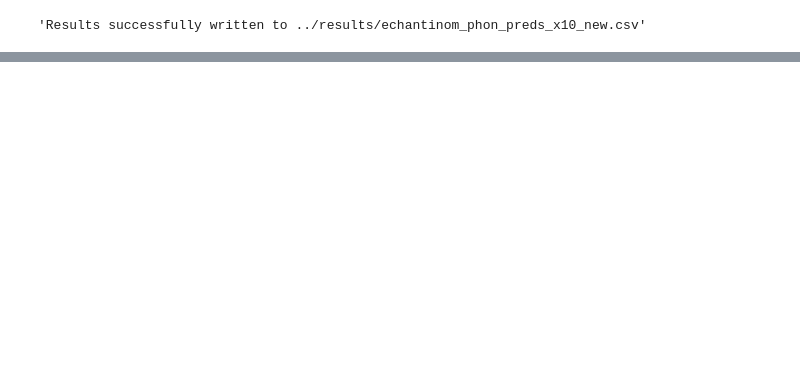
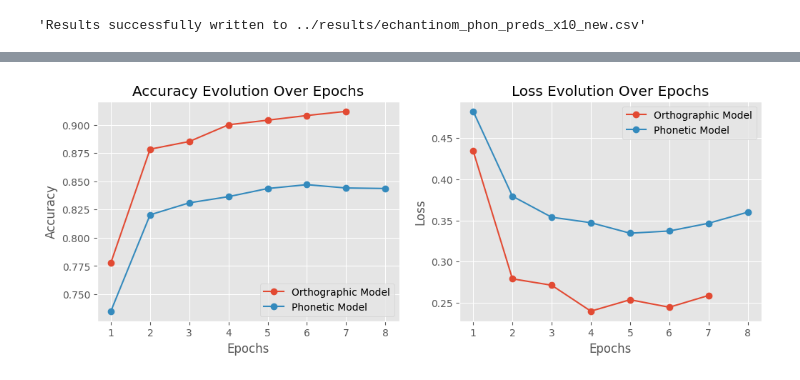
Before and after one commit to NazaninShafiabadi/gender_prediction, a Jupyter notebook: src/main_suffix_vs_non-suffix.ipynb, the cells around one changed output, grey strips where cells are left out. Cells and saved outputs as stored; diff of their text form; code cells hidden in the pictures; blank space fills up the shorter version.

```diff
--- a/src/main_suffix_vs_non-suffix.ipynb
+++ b/src/main_suffix_vs_non-suffix.ipynb
@@ -306,0 +291,12 @@ statistical_check(phon_train_set, phon_valid_set, phon_test, hyperparameters, ou
+# %%
+# Accuracy and loss of validation sets
+
+valid_accuracies = {'Orthographic Model': orth_valid_metrics['accuracy'],
+                    'Phonetic Model': phon_valid_metrics['accuracy']}
+
+valid_losses = {'Orthographic Model': orth_valid_metrics['loss'],
+                'Phonetic Model': phon_valid_metrics['loss']}
+
+plot_metrics(valid_accuracies, valid_losses)
+# %% [output]
+[figure, added]
```
Also changed, not shown: parts of 20 cells of this notebook, 2 other files.
